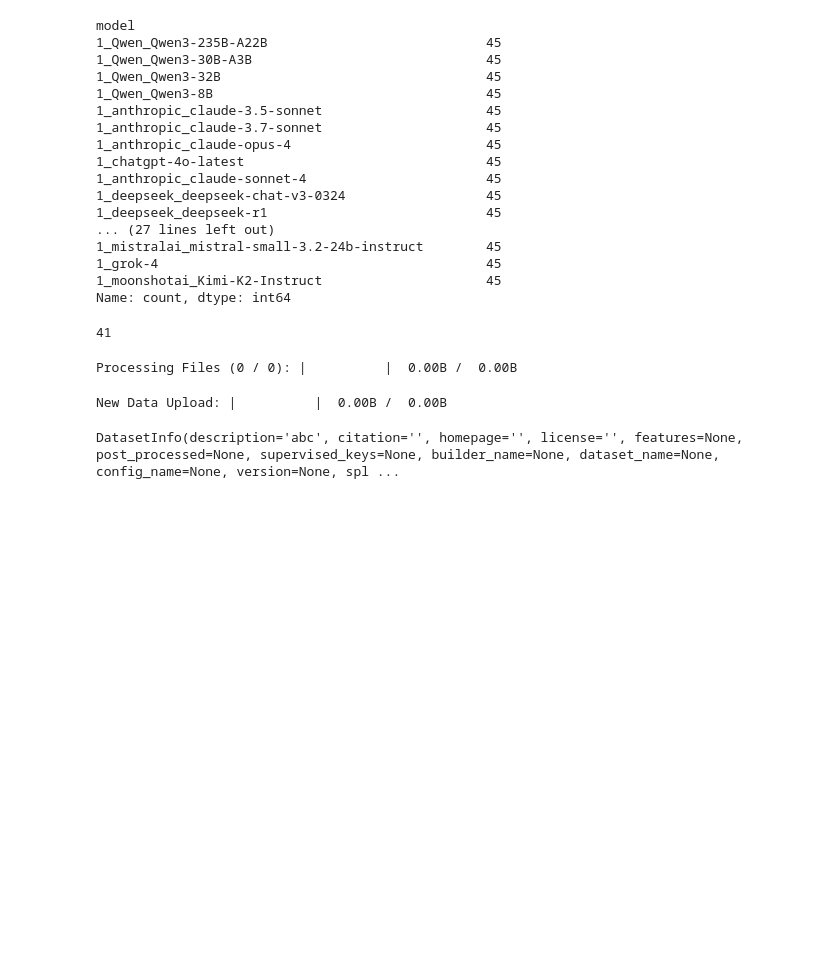
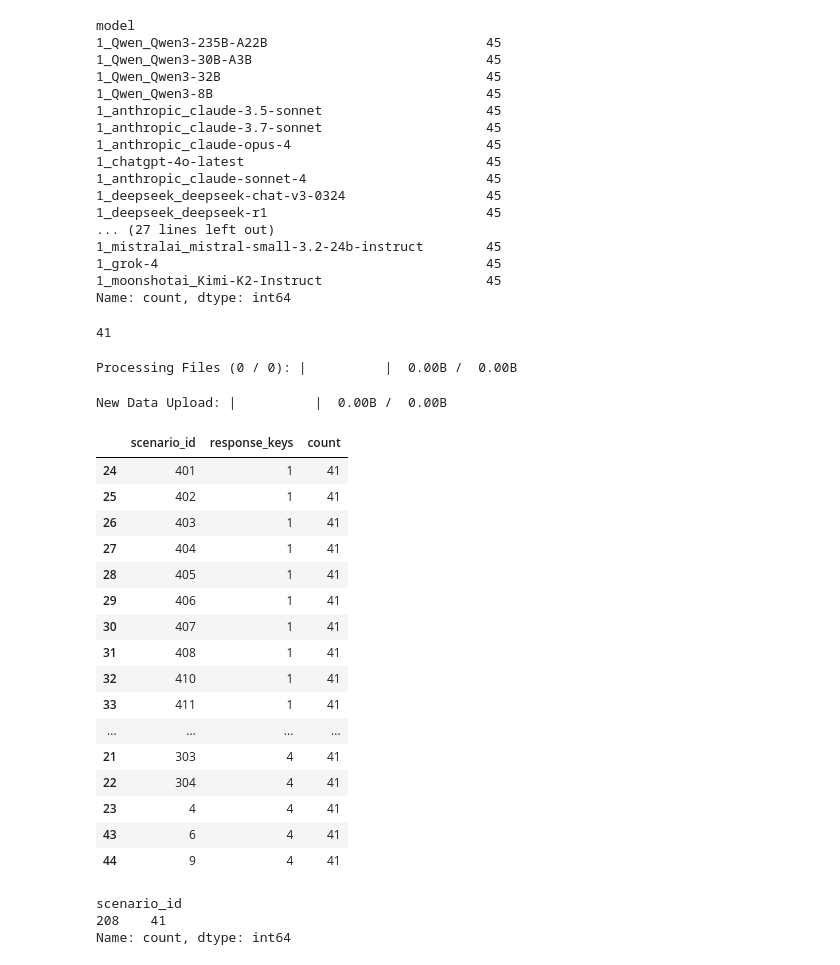
Before and after one commit to hdmamin/aeon, a Jupyter notebook: notebooks/02-theory-of-mind-dataset.ipynb, the cells around one changed output. Saved outputs shown, nothing was run; the diff lists cells and outputs as text; code cells hidden in the pictures; blank space fills up the shorter version.

Commit message:
prototype eq-bench rl dataset format

```diff
--- a/notebooks/02-theory-of-mind-dataset.ipynb
+++ b/notebooks/02-theory-of-mind-dataset.ipynb
@@ -645,4 +643,33 @@ from datasets import DatasetInfo
-# %%
-DatasetInfo(description="abc")
-# %% [output]
-DatasetInfo(description='abc', citation='', homepage='', license='', features=None, post_processed=None, supervised_keys=None, builder_name=None, dataset_name=None, config_name=None, version=None, spl ...
+# %%
+df_eq["response_keys"] = df_eq.parsed_responses.apply(lambda row:
+    tuple(sorted(set(sum([list(msg) for msg in row], []))))
+)
+# %%
+df_eq.response_keys.apply(len)\
+    .groupby(df_eq.scenario_id).value_counts()\
+    .reset_index()\
+    .sort_values(['response_keys', 'scenario_id'])
+# %% [output]
+|  | scenario_id | response_keys | count |
+| 24 | 401 | 1 | 41 |
+| 25 | 402 | 1 | 41 |
+| 26 | 403 | 1 | 41 |
+| 27 | 404 | 1 | 41 |
+| 28 | 405 | 1 | 41 |
+| 29 | 406 | 1 | 41 |
+| 30 | 407 | 1 | 41 |
+| 31 | 408 | 1 | 41 |
+| 32 | 410 | 1 | 41 |
+| 33 | 411 | 1 | 41 |
+| ... | ... | ... | ... |
+| 21 | 303 | 4 | 41 |
+| 22 | 304 | 4 | 41 |
+| 23 | 4 | 4 | 41 |
+| 43 | 6 | 4 | 41 |
+| 44 | 9 | 4 | 41 |
+# %%
+df_eq[df_eq.response_keys.apply(lambda x: "draft" in x)].scenario_id.value_counts()
+# %% [output]
+scenario_id
+208    41
+Name: count, dtype: int64
```
Also changed, not shown: parts of 21 cells of this notebook, 1 other file.
